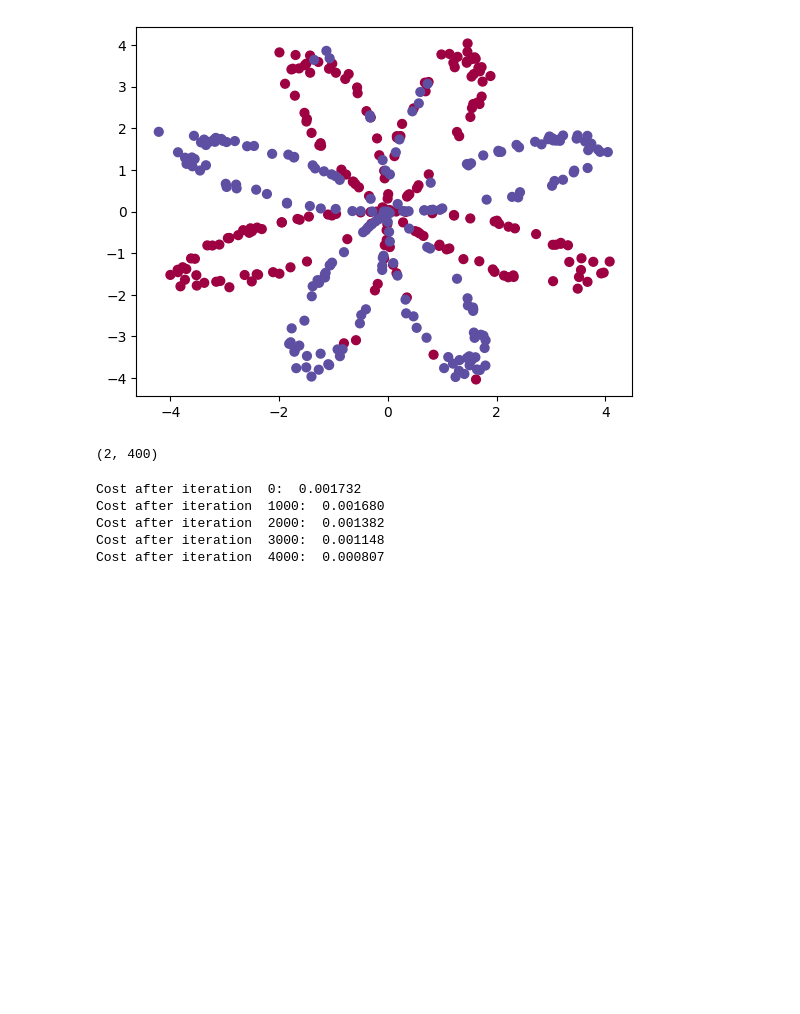
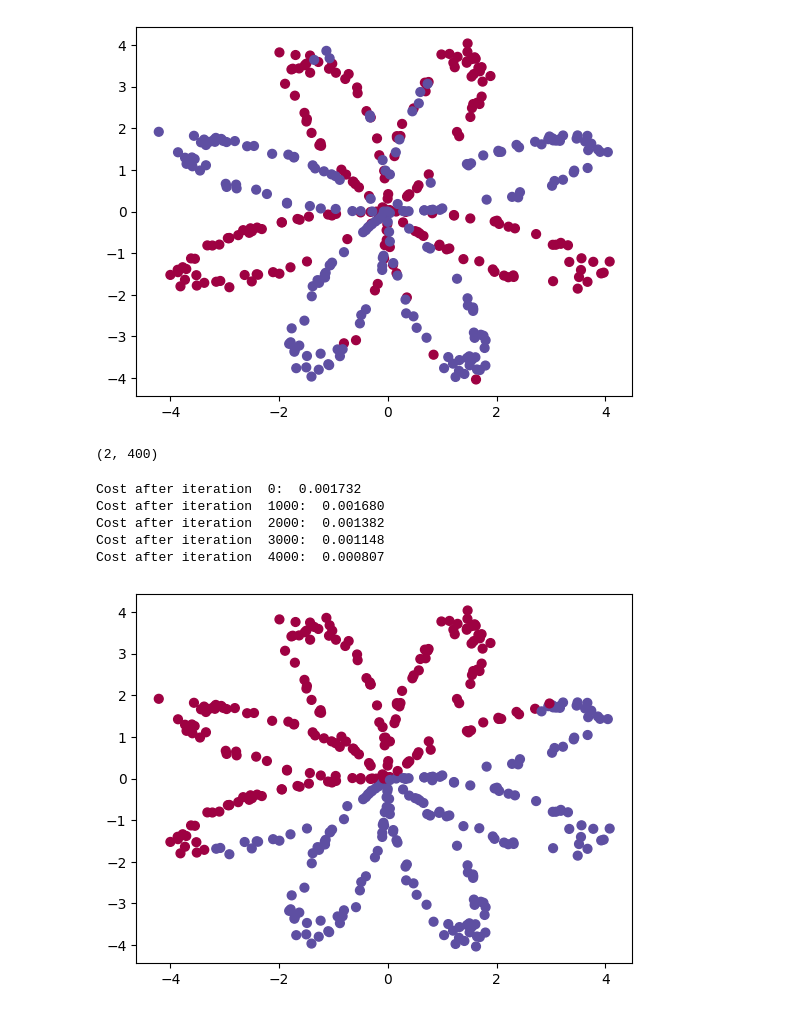
Before and after one commit to zugzwang03/Machine-Learning-Materials, a Jupyter notebook: deep_neural_network_python_scratch.ipynb, the cells around one changed output. Cells and saved outputs as stored; diff of their text form; code cells hidden in the pictures; blank space fills up the shorter version.

```diff
--- a/deep_neural_network_python_scratch.ipynb
+++ b/deep_neural_network_python_scratch.ipynb
@@ -145,3 +145,11 @@ Cost after iteration  1000:  0.001680
 Cost after iteration  2000:  0.001382
 Cost after iteration  3000:  0.001148
 Cost after iteration  4000:  0.000807
+# %%
+y_pred = A2
+y_pred[y_pred > 0.5] = 1
+y_pred[y_pred <= 0.5] = 0
+# %%
+plt.scatter(X[0, :], X[1, :], c = y_pred, s = 40, cmap = plt.cm.Spectral);
+# %% [output]
+[figure, added]
```
